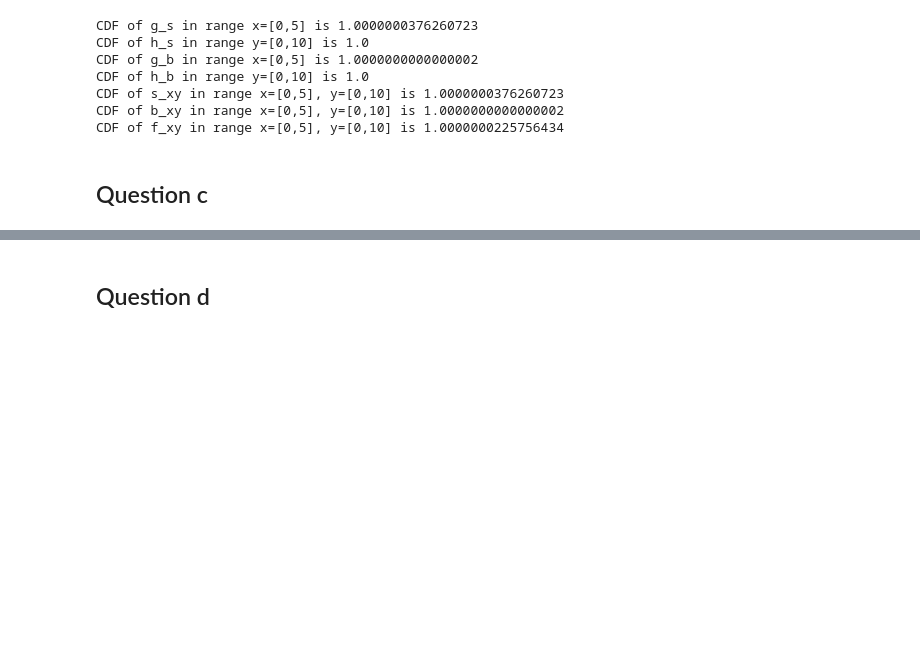
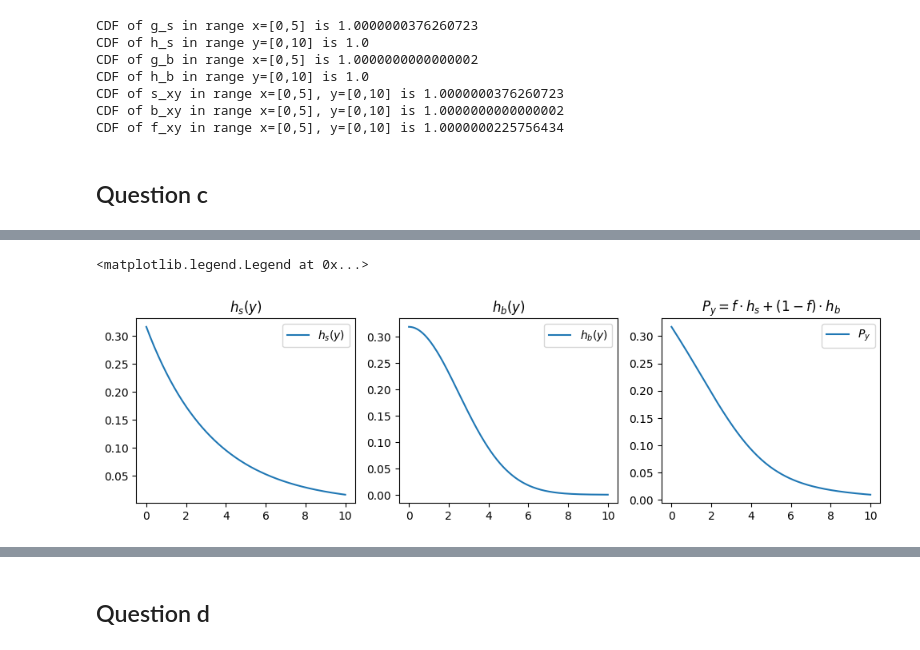
Before and after one commit to john-zhaoyuanzhen/Statistical-Methods-Coursework, a Jupyter notebook: s1.ipynb, the cells around one changed output, grey strips where cells are left out. Saved outputs shown, nothing was run; the diff lists cells and outputs as text; code cells hidden in the pictures; blank space fills up the shorter version.

```diff
--- a/s1.ipynb
+++ b/s1.ipynb
@@ -99,0 +60,17 @@ plt.show()
+# %%
+fig, ax = plt.subplots(1, 3, figsize=(12, 3))
+ax[0].plot(y, h_s(y, lmda), label='$h_s(y)$')
+ax[0].set_title('$h_s(y)$')
+ax[0].legend()
+
+
+ax[1].plot(y, h_b(y, mu_b, sigma_b), label='$h_b(y)$')
+ax[1].set_title('$h_b(y)$')
+ax[1].legend()
+
+ax[2].plot(y, P_y, label='$P_y$')
+ax[2].set_title('$P_y = f \\cdot h_s + (1-f) \\cdot h_b$')
+ax[2].legend()
+# %% [output]
+<matplotlib.legend.Legend at 0x...>
+[figure, added]
```
Also changed, not shown: parts of 13 cells of this notebook.
